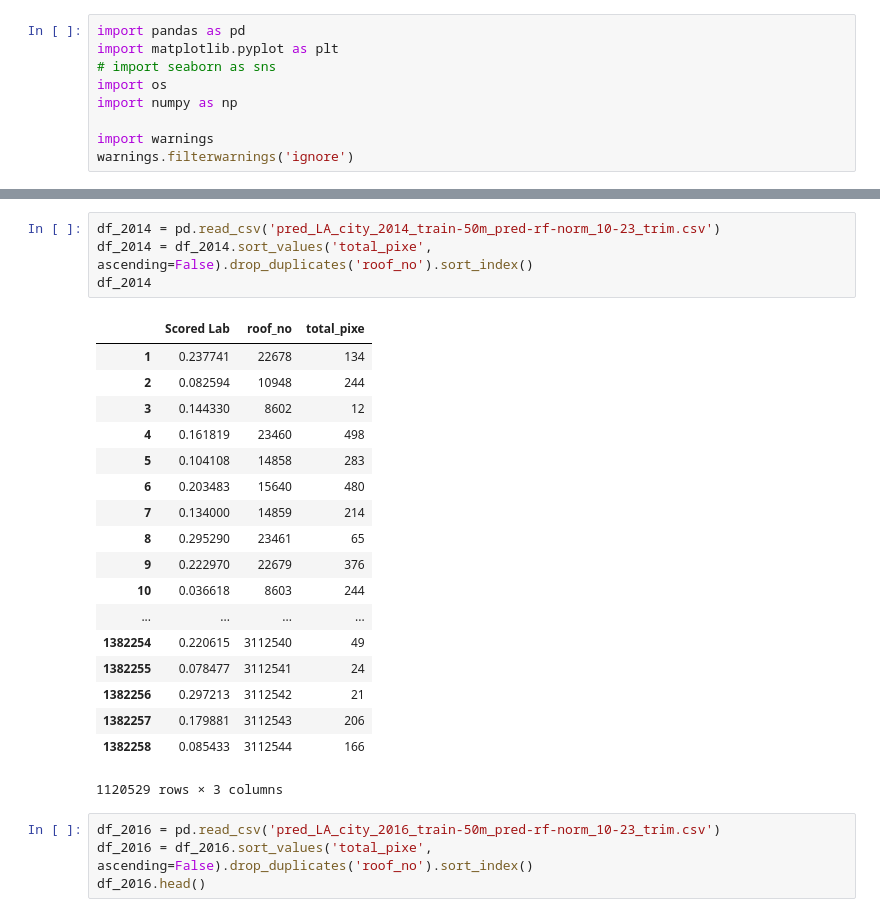
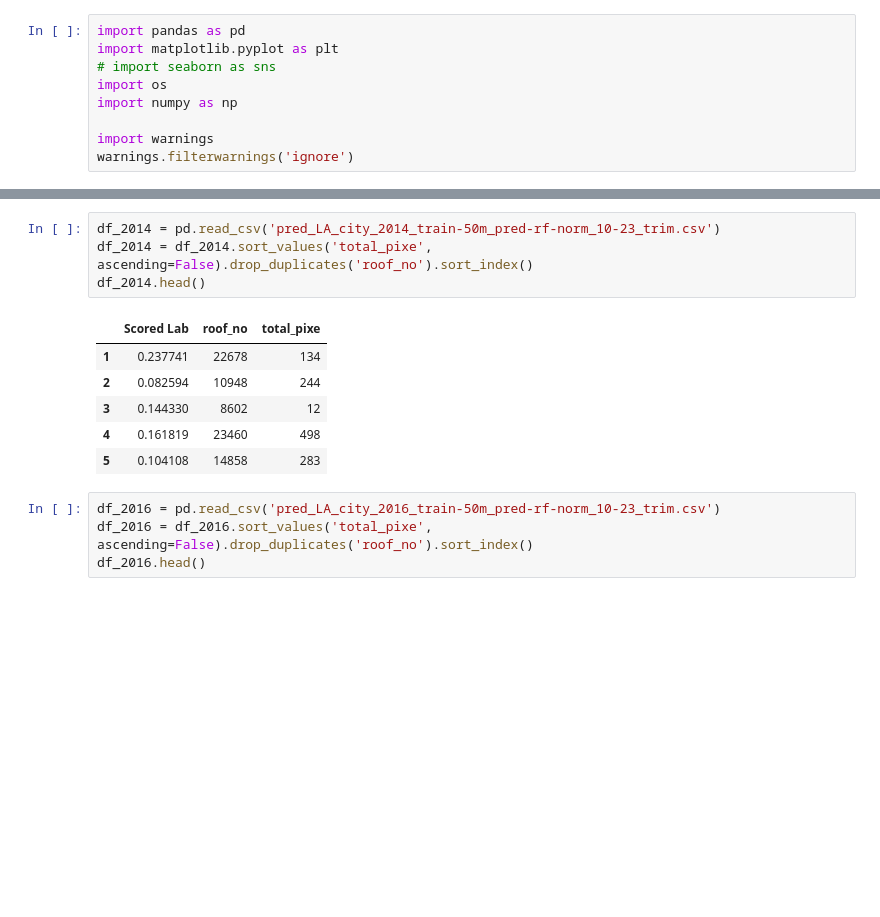
Before and after one commit to wri/UrbanHeatMitigation, a Jupyter notebook: notebooks/Vizualization/core_histogram_albedo_prediction.ipynb, the cells around one changed output, grey strips where cells are left out. Cells and saved outputs as stored; diff of their text form; blank space fills up the shorter version.

```diff
--- a/notebooks/Vizualization/core_histogram_albedo_prediction.ipynb
+++ b/notebooks/Vizualization/core_histogram_albedo_prediction.ipynb
@@ -121,26 +96,14 @@ df_2012
 # %%
 df_2014 = pd.read_csv('pred_LA_city_2014_train-50m_pred-rf-norm_10-23_trim.csv')
 df_2014 = df_2014.sort_values('total_pixe', ascending=False).drop_duplicates('roof_no').sort_index()
-df_2014
+df_2014.head()
 # %% [output]
 |  | Scored Lab | roof_no | total_pixe |
 | 1 | 0.237741 | 22678 | 134 |
 | 2 | 0.082594 | 10948 | 244 |
 | 3 | 0.144330 | 8602 | 12 |
 | 4 | 0.161819 | 23460 | 498 |
 | 5 | 0.104108 | 14858 | 283 |
-| 6 | 0.203483 | 15640 | 480 |
-| 7 | 0.134000 | 14859 | 214 |
-| 8 | 0.295290 | 23461 | 65 |
-| 9 | 0.222970 | 22679 | 376 |
-| 10 | 0.036618 | 8603 | 244 |
-| ... | ... | ... | ... |
-| 1382254 | 0.220615 | 3112540 | 49 |
-| 1382255 | 0.078477 | 3112541 | 24 |
-| 1382256 | 0.297213 | 3112542 | 21 |
-| 1382257 | 0.179881 | 3112543 | 206 |
-| 1382258 | 0.085433 | 3112544 | 166 |
-1120529 rows × 3 columns
 # %%
 df_2016 = pd.read_csv('pred_LA_city_2016_train-50m_pred-rf-norm_10-23_trim.csv')
 df_2016 = df_2016.sort_values('total_pixe', ascending=False).drop_duplicates('roof_no').sort_index()
```
Also changed, not shown: parts of 8 cells of this notebook.
